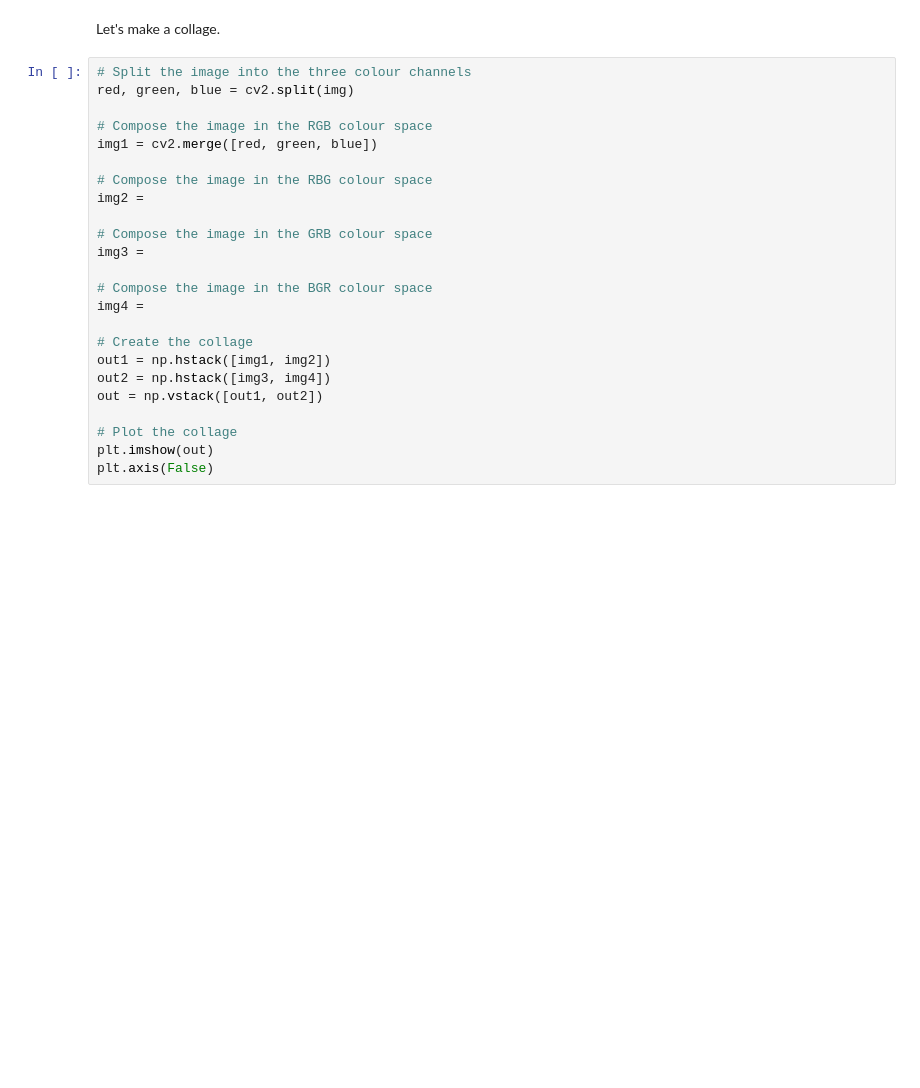
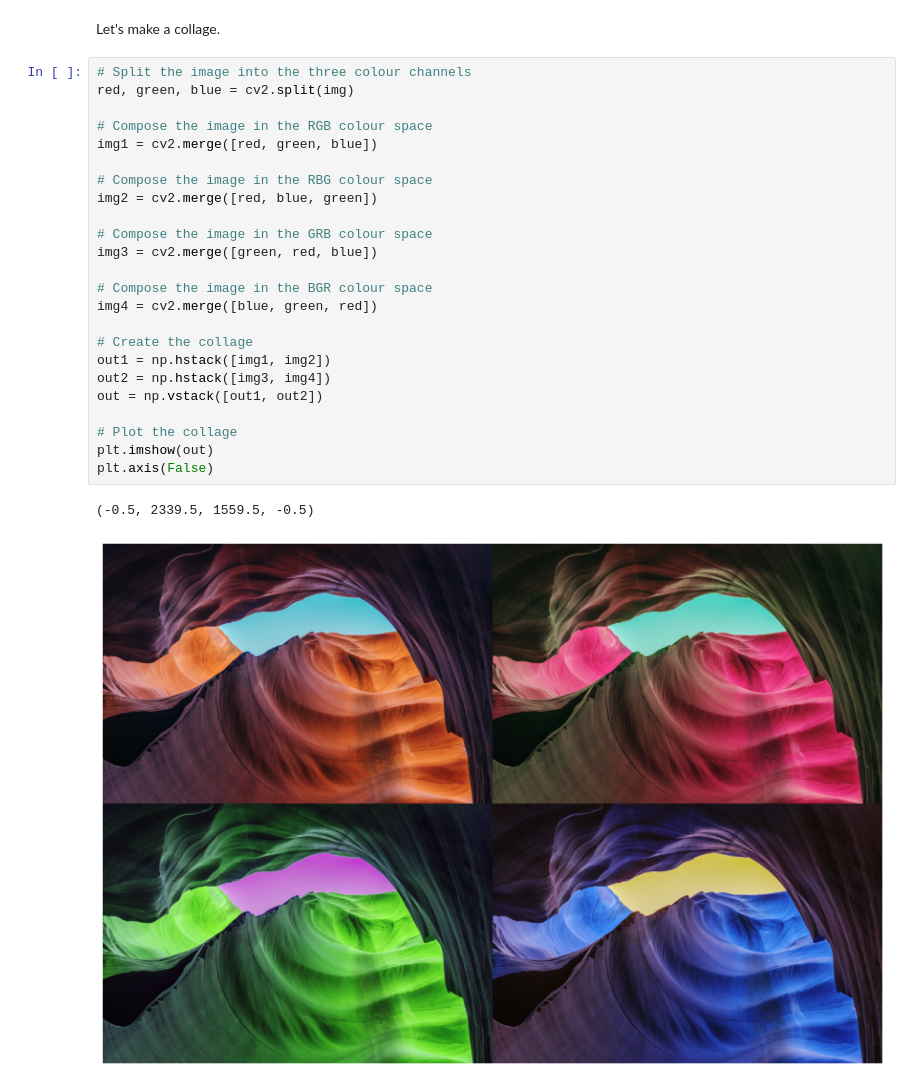
Before and after one commit to henzelis/cv, a Jupyter notebook: lesson_1/homework/Homework.ipynb, the cells around one changed output. Saved outputs shown, nothing was run; the diff lists cells and outputs as text; blank space fills up the shorter version.

```diff
--- a/lesson_1/homework/Homework.ipynb
+++ b/lesson_1/homework/Homework.ipynb
@@ -23,24 +26,27 @@ Let's make a collage.
 # %%
 # Split the image into the three colour channels
 red, green, blue = cv2.split(img)
 
 # Compose the image in the RGB colour space
 img1 = cv2.merge([red, green, blue])
 
 # Compose the image in the RBG colour space
-img2 =
+img2 = cv2.merge([red, blue, green])
 
 # Compose the image in the GRB colour space
-img3 =
+img3 = cv2.merge([green, red, blue])
 
 # Compose the image in the BGR colour space
-img4 =
+img4 = cv2.merge([blue, green, red])
 
 # Create the collage
 out1 = np.hstack([img1, img2])
 out2 = np.hstack([img3, img4])
 out = np.vstack([out1, out2])
 
 # Plot the collage
 plt.imshow(out)
 plt.axis(False)
+# %% [output]
+(-0.5, 2339.5, 1559.5, -0.5)
+[figure, added]
```
Also changed, not shown: parts of 1 cell of this notebook.
